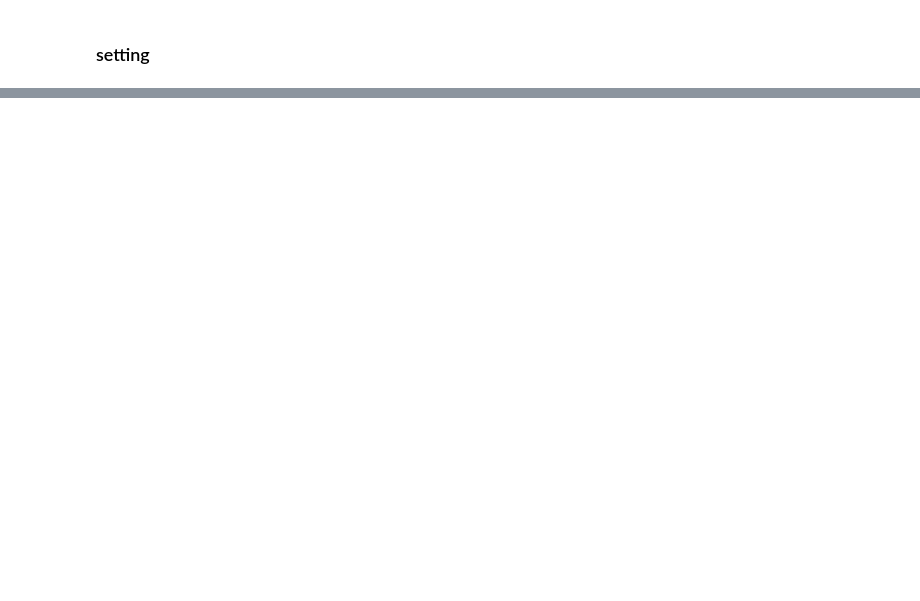
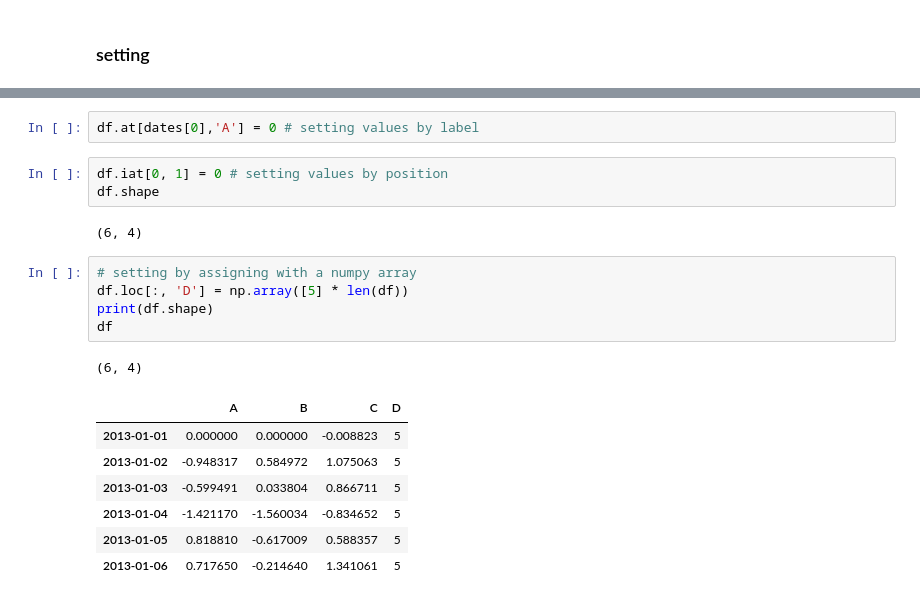
Before and after one commit to heemokyim/dsschool-study-notebook, a Jupyter notebook: 2nd-week-titanic/10min_pandas.ipynb, the cells around one changed output, grey strips where cells are left out. Cells and saved outputs as stored; diff of their text form; blank space fills up the shorter version.

```diff
--- a/2nd-week-titanic/10min_pandas.ipynb
+++ b/2nd-week-titanic/10min_pandas.ipynb
@@ -255,0 +270,21 @@ df2
+# %%
+df.at[dates[0],'A'] = 0 # setting values by label
+# %%
+df.iat[0, 1] = 0 # setting values by position
+df.shape
+# %% [output]
+(6, 4)
+# %%
+# setting by assigning with a numpy array
+df.loc[:, 'D'] = np.array([5] * len(df))
+print(df.shape)
+df
+# %% [output]
+(6, 4)
+|  | A | B | C | D |
+| 2013-01-01 | 0.000000 | 0.000000 | -0.008823 | 5 |
+| 2013-01-02 | -0.948317 | 0.584972 | 1.075063 | 5 |
+| 2013-01-03 | -0.599491 | 0.033804 | 0.866711 | 5 |
+| 2013-01-04 | -1.421170 | -1.560034 | -0.834652 | 5 |
+| 2013-01-05 | 0.818810 | -0.617009 | 0.588357 | 5 |
+| 2013-01-06 | 0.717650 | -0.214640 | 1.341061 | 5 |
```
Also changed, not shown: parts of 36 cells of this notebook.
